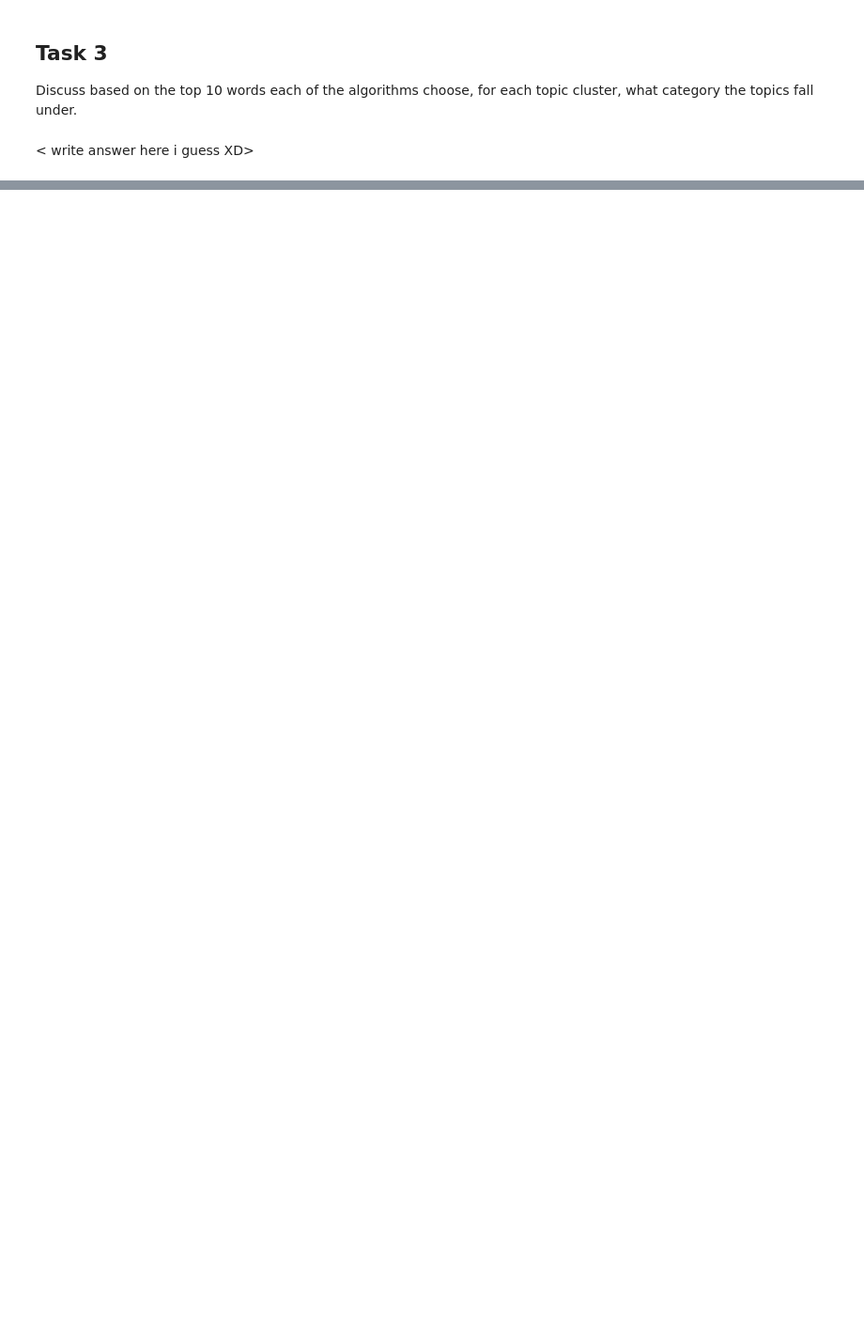
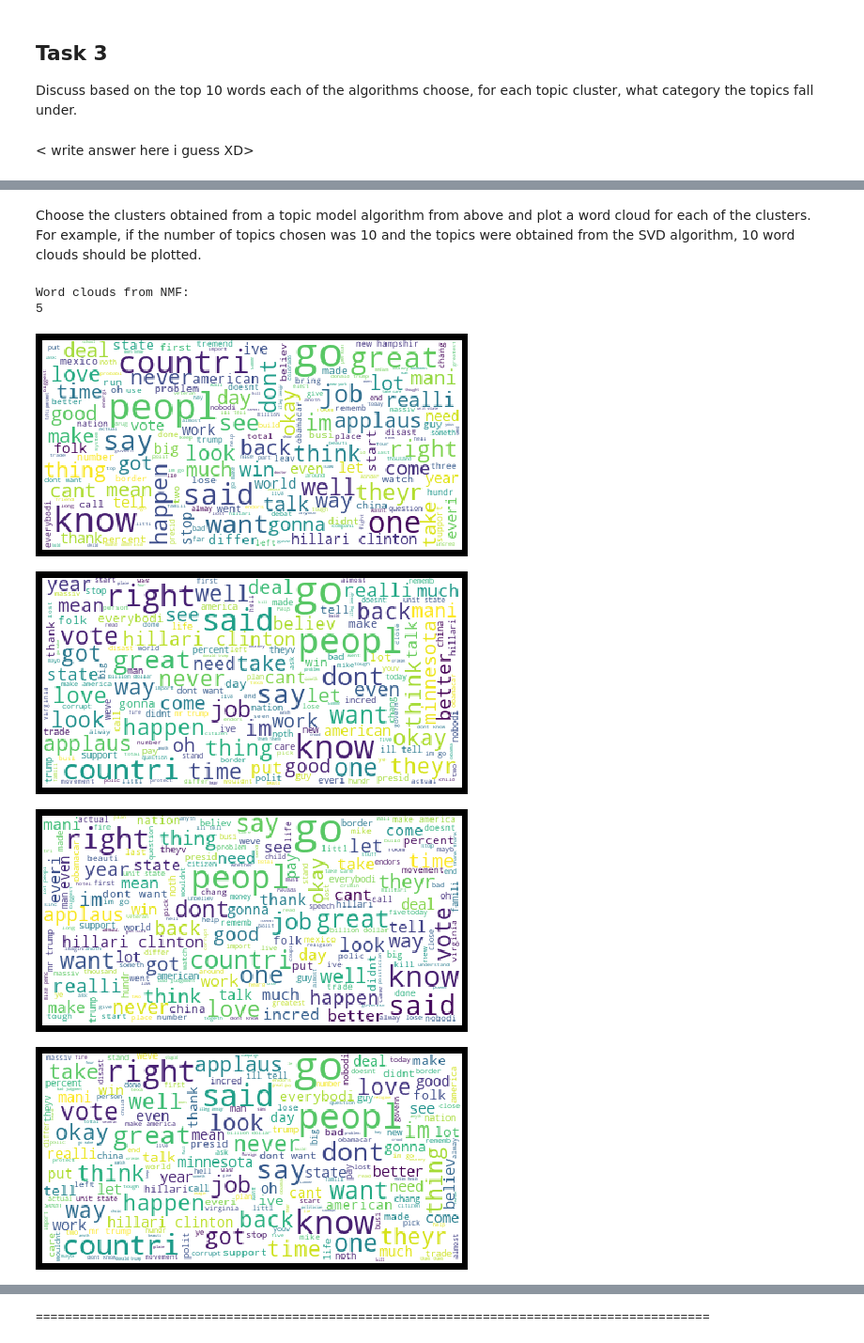
Before and after one commit to UWI-Bois/big-data-A4, a Jupyter notebook: Section 1.ipynb, the cells around one changed output, grey strips where cells are left out. Shown at 94% size. Saved outputs shown, nothing was run; the diff lists cells and outputs as text; code cells hidden in the pictures; blank space fills up the shorter version.

```diff
--- a/Section 1.ipynb
+++ b/Section 1.ipynb
@@ -613,5 +589,5 @@ I chose to display 3 topics per model since the amount of text per row is so lar
 # %%
-no_topics = 3
+no_topics = 5
 no_top_words = 10
 no_top_documents = 4
 # %%
@@ -634,6 +608,6 @@ lsi_H = lsi_model.components_
 # %%
 print("NMF Topics \n\n")
-display_topics(nmf_H, nmf_W, tfidf_feature_names, documents, no_top_words, no_top_documents)
+nmf_top_docs = display_topics(nmf_H, nmf_W, tfidf_feature_names, documents, no_top_words, no_top_documents)
 # %% [output]
 NMF Topics
 
@@ -812,0 +678,49 @@ Discuss based on the top 10 words each of the algorithms choose, for each topic
+# %% [markdown]
+Choose the clusters obtained from a topic model algorithm from above and plot a word cloud for each of the clusters. For example, if the number of topics chosen was 10 and the topics were obtained from the SVD algorithm, 10 word clouds should be plotted.
+# %%
+plt.rcParams['font.size']=12
+plt.rcParams['savefig.dpi']=1200
+plt.rcParams['figure.subplot.bottom']=.1
+
+def print_cloud(data):
+    '''
+    plot a wordcloud with the supplied data.
+
+    data -> document/sentence/string
+    '''
+    wordcloud = WordCloud(
+        background_color='white',
+        max_words=200,
+        max_font_size=40,
+        random_state=42
+    ).generate(str(data))
+
+    fig = plt.figure(1)
+    plt.imshow(wordcloud)
+    plt.axis('off')
+    plt.show()
+
+    return wordcloud
+
+
+def print_cloud_from_docs(docs_list):
+    '''
+    prints wordclouds from a list of documents.
+
+    doc_list -> list of documents
+    '''
+    for doc in docs_list:
+        print_cloud(doc)
+# %%
+# print word clouds for each classifier
+print("Word clouds from NMF:")
+print(len(nmf_top_docs))
+print_cloud_from_docs(nmf_top_docs)
+print(sep)
+# %% [output]
+Word clouds from NMF:
+5
+[figure, added]
+[figure, added]
+[figure, added]
+[figure, added]
@@ -812,0 +728 @@ Discuss based on the top 10 words each of the algorithms choose, for each topic
+============================================================================================
```
Also changed, not shown: parts of 14 cells of this notebook.
